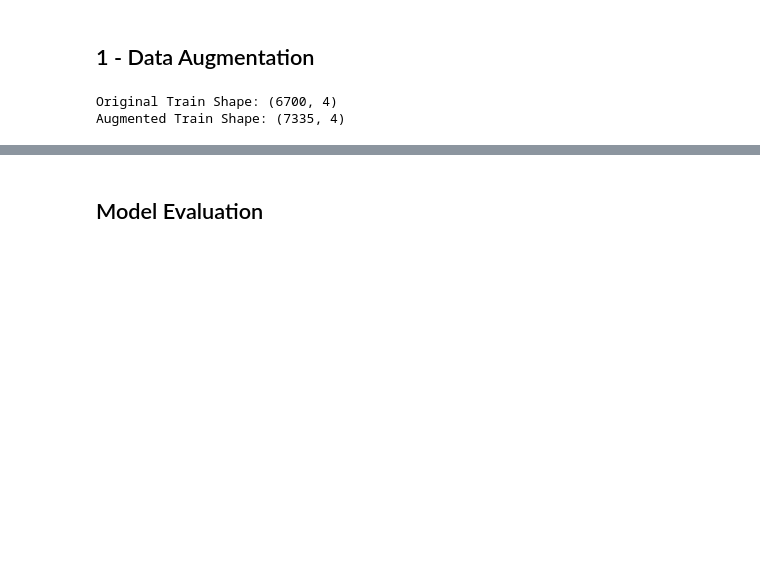
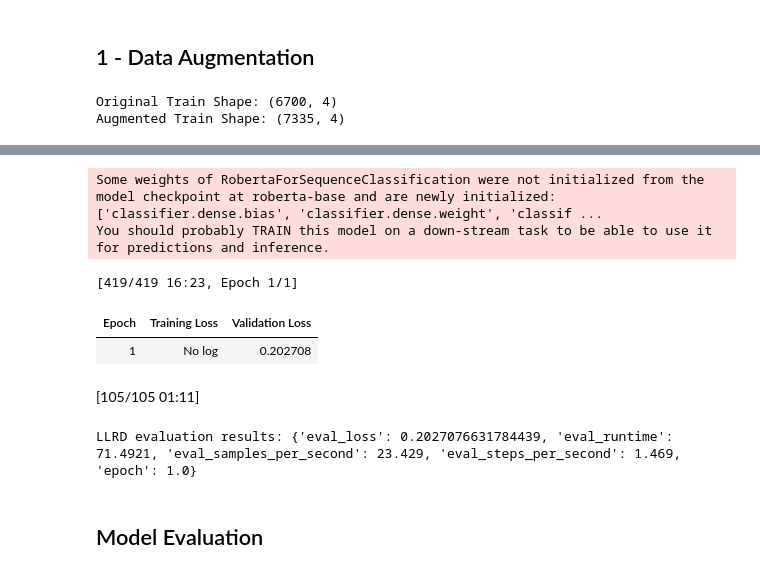
Before and after one commit to D0m-inic/NLP_CW, a Jupyter notebook: NLP_CW.ipynb, the cells around one changed output, grey strips where cells are left out. Drawn from its saved outputs; the diff is of its cells as text; code cells hidden in the pictures; blank space fills up the shorter version.

Commit message:
Added and Trained LLRD implementation - 0.51 Test F1

```diff
--- a/NLP_CW.ipynb
+++ b/NLP_CW.ipynb
@@ -552,0 +575,11 @@ for i in range():
+# %%
+# Load Pretrained RoBERTa model
+model_name = "roberta-base"
+num_labels = 2 # binary classification
+
+tokenizer = RobertaTokenizer.from_pretrained(model_name)
+model = RobertaForSequenceClassification.from_pretrained(model_name, num_labels=num_labels)
+# encodings = tokenizer(internal_train_df, truncation=True, padding=True)
+# %% [output]
+Some weights of RobertaForSequenceClassification were not initialized from the model checkpoint at roberta-base and are newly initialized: ['classifier.dense.bias', 'classifier.dense.weight', 'classif ...
+You should probably TRAIN this model on a down-stream task to be able to use it for predictions and inference.
@@ -553,2 +636,44 @@ for i in range():
+# %%
+# MARK: Hyperparameters
+base_lr = 5e-5
+weight_decay = 0.01
+layer_decay = 0.8
+max_length = 512
+
+optimzer_grouped_params = get_optimizer_grouped_parameters(model, weight_decay, base_lr, layer_decay)
+optimzer = AdamW(optimzer_grouped_params, lr=base_lr)
+# %%
+train_dataset = TextDataset(internal_train_df, tokenizer, max_length=max_length, label_column='label')
+val_dataset = TextDataset(internal_val_df, tokenizer, max_length=max_length, label_column='label')
+
+training_args = TrainingArguments(
+    output_dir='./results',
+    num_train_epochs=1,
+    per_device_train_batch_size=16,
+    per_device_eval_batch_size=16,
+    evaluation_strategy="epoch",
+    logging_dir='/logs',
+    learning_rate=base_lr,
+    weight_decay=weight_decay,
+)
+
+trainer = Trainer(
+    model=model,
+    args=training_args,
+    train_dataset=train_dataset,
+    eval_dataset=val_dataset,
+    #compute_metrics=evaluate+f1,
+    optimizers=(optimzer, None)
+)
+# %%
+trainer.train()
+eval_results = trainer.evaluate()
+print("LLRD evaluation results:", eval_results)
+# %% [output]
+[419/419 16:23, Epoch 1/1]
+| Epoch | Training Loss | Validation Loss |
+| 1 | No log | 0.202708 |
+[105/105 01:11]
+LLRD evaluation results: {'eval_loss': 0.2027076631784439, 'eval_runtime': 71.4921, 'eval_samples_per_second': 23.429, 'eval_steps_per_second': 1.469, 'epoch': 1.0}
 # %% [markdown]
 ## Model Evaluation
```
Also changed, not shown: parts of 16 cells of this notebook, 4 other files.
